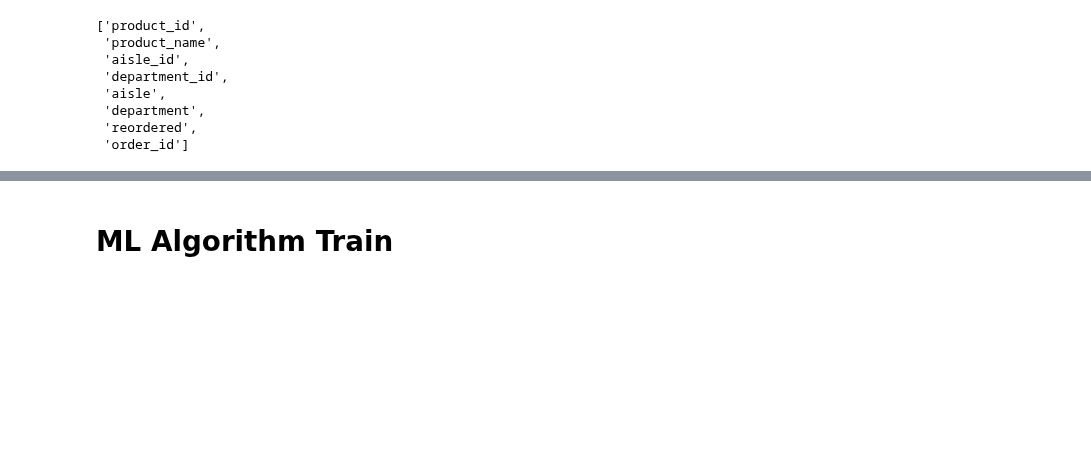
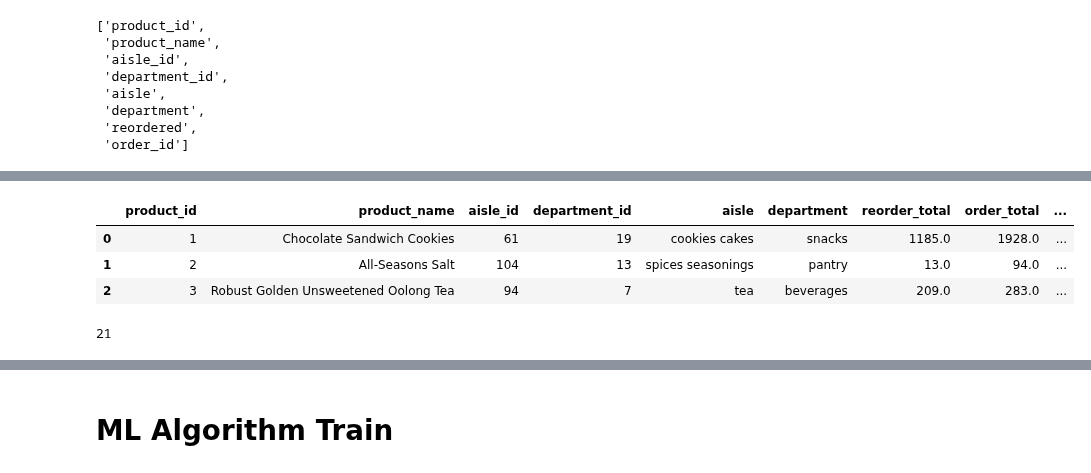
Before and after one commit to isfar12/Machine-Learning, a Jupyter notebook: Grocery_Store_EDA/EDA.ipynb, the cells around one changed output, grey strips where cells are left out. Cells and saved outputs as stored; diff of their text form; code cells hidden in the pictures; blank space fills up the shorter version.

```diff
--- a/Grocery_Store_EDA/EDA.ipynb
+++ b/Grocery_Store_EDA/EDA.ipynb
@@ -238,0 +280,11 @@ new_columns=['product_id','product_name','aisle_id','department_id','aisle','dep
+# %%
+dataframe.head(3)
+# %% [output]
+|  | product_id | product_name | aisle_id | department_id | aisle | department | reorder_total | order_total | ... |
+| 0 | 1 | Chocolate Sandwich Cookies | 61 | 19 | cookies cakes | snacks | 1185.0 | 1928.0 | ... |
+| 1 | 2 | All-Seasons Salt | 104 | 13 | spices seasonings | pantry | 13.0 | 94.0 | ... |
+| 2 | 3 | Robust Golden Unsweetened Oolong Tea | 94 | 7 | tea | beverages | 209.0 | 283.0 | ... |
+# %%
+dataframe.department_id.nunique()
+# %% [output]
+21
```
Also changed, not shown: parts of 61 cells of this notebook, 2 other files.
